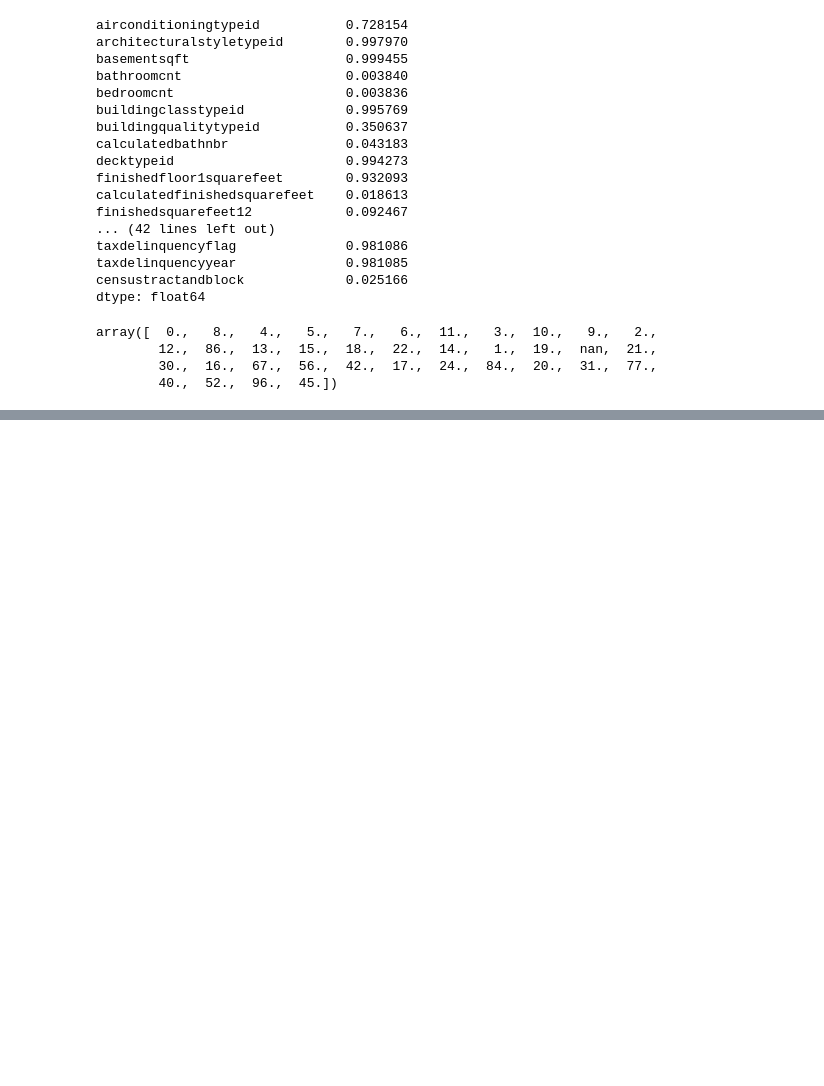
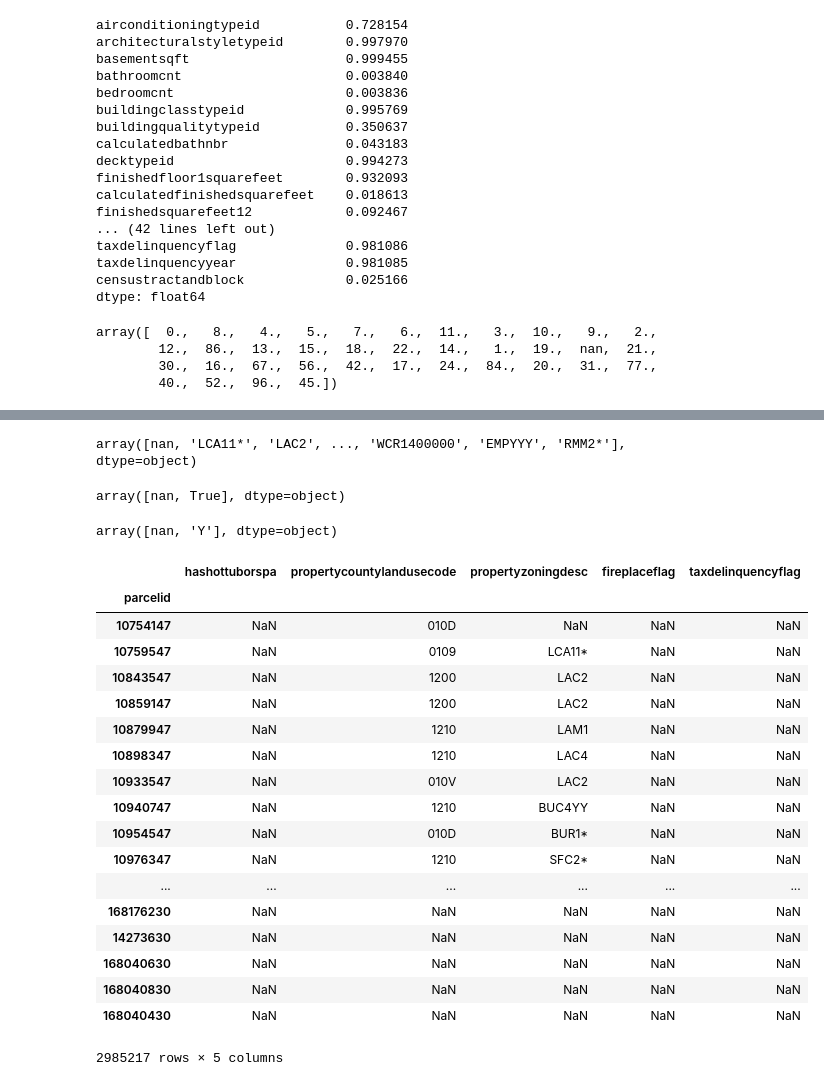
Before and after one commit to tbugaievskyi/Zestimate, a Jupyter notebook: Zestimate.ipynb, the cells around one changed output, grey strips where cells are left out. Cells and saved outputs as stored; diff of their text form; code cells hidden in the pictures; blank space fills up the shorter version.

```diff
--- a/Zestimate.ipynb
+++ b/Zestimate.ipynb
@@ -166,0 +212,35 @@ plt.show()
+# %%
+properties_2016['propertyzoningdesc'].unique()
+# %% [output]
+array([nan, 'LCA11*', 'LAC2', ..., 'WCR1400000', 'EMPYYY', 'RMM2*'], dtype=object)
+# %%
+properties_2016['fireplaceflag'].unique()
+# %% [output]
+array([nan, True], dtype=object)
+# %%
+properties_2016['taxdelinquencyflag'].unique()
+# %% [output]
+array([nan, 'Y'], dtype=object)
+# %%
+objects = properties_2016[['hashottuborspa', 'propertycountylandusecode', 'propertyzoningdesc', 'fireplaceflag', 'taxdelinquencyflag']]
+objects
+# %% [output]
+|  | hashottuborspa | propertycountylandusecode | propertyzoningdesc | fireplaceflag | taxdelinquencyflag |
+| parcelid |  |  |  |  |  |
+| 10754147 | NaN | 010D | NaN | NaN | NaN |
+| 10759547 | NaN | 0109 | LCA11* | NaN | NaN |
+| 10843547 | NaN | 1200 | LAC2 | NaN | NaN |
+| 10859147 | NaN | 1200 | LAC2 | NaN | NaN |
+| 10879947 | NaN | 1210 | LAM1 | NaN | NaN |
+| 10898347 | NaN | 1210 | LAC4 | NaN | NaN |
+| 10933547 | NaN | 010V | LAC2 | NaN | NaN |
+| 10940747 | NaN | 1210 | BUC4YY | NaN | NaN |
+| 10954547 | NaN | 010D | BUR1* | NaN | NaN |
+| 10976347 | NaN | 1210 | SFC2* | NaN | NaN |
+| ... | ... | ... | ... | ... | ... |
+| 168176230 | NaN | NaN | NaN | NaN | NaN |
+| 14273630 | NaN | NaN | NaN | NaN | NaN |
+| 168040630 | NaN | NaN | NaN | NaN | NaN |
+| 168040830 | NaN | NaN | NaN | NaN | NaN |
+| 168040430 | NaN | NaN | NaN | NaN | NaN |
+2985217 rows × 5 columns
```
Also changed, not shown: parts of 6 cells of this notebook.
